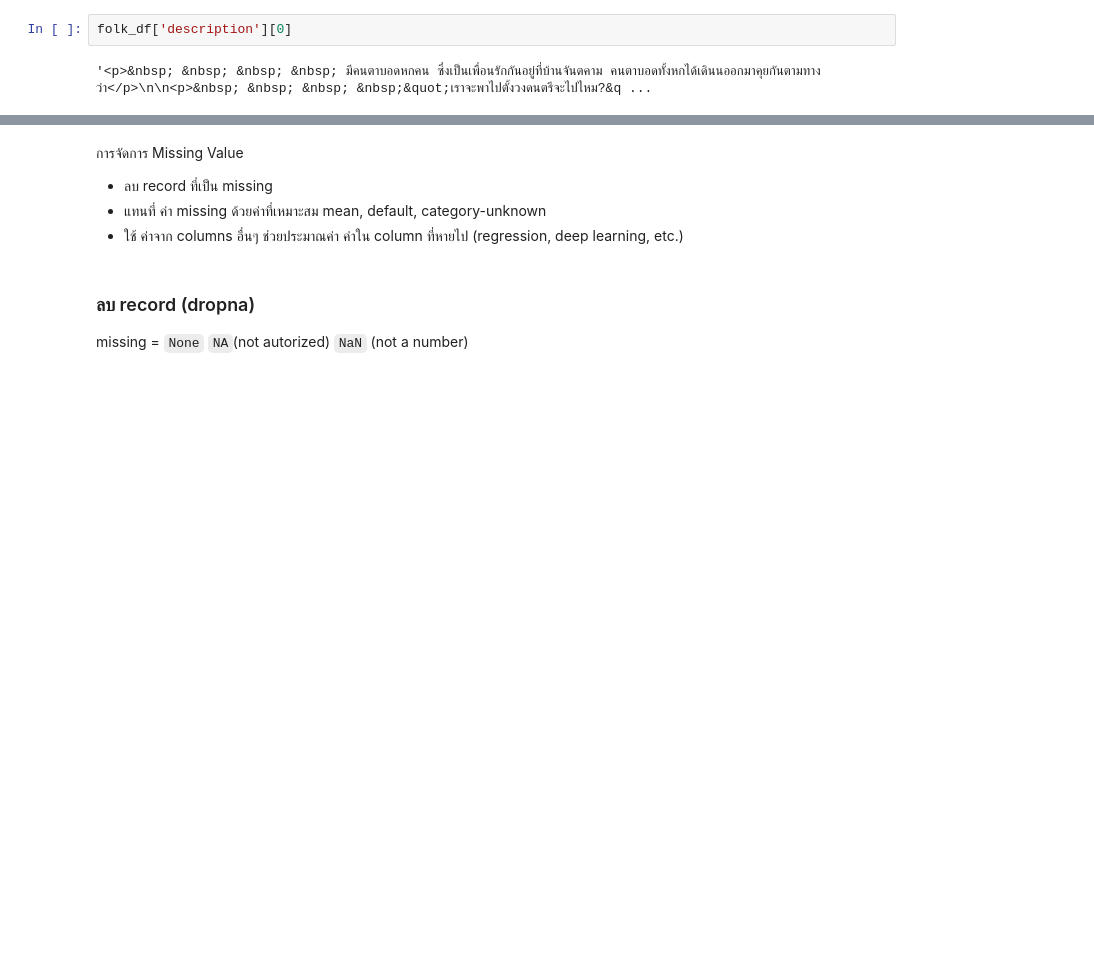
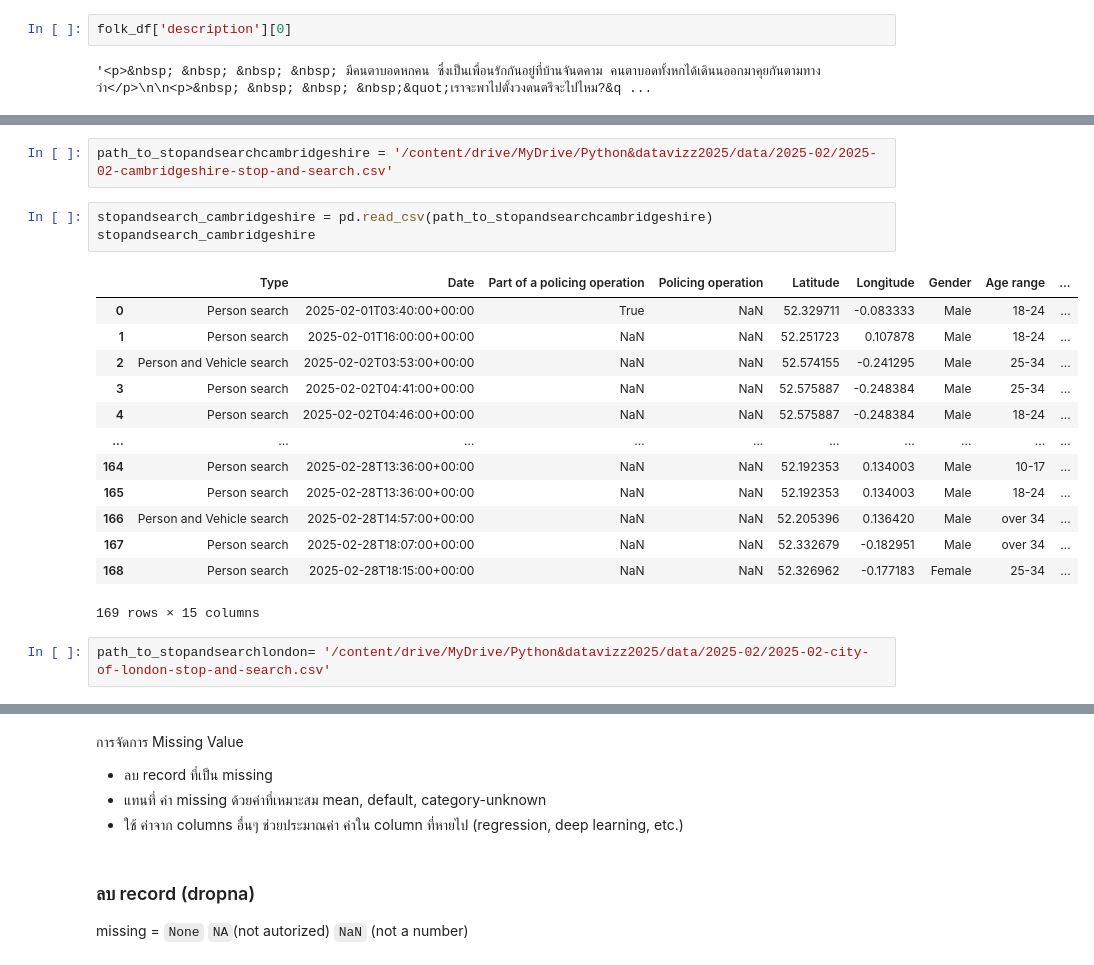
Before and after one commit to Thanyarat281-6/dataviz2025, a Jupyter notebook: 663020281_6__Pandas_101_2025.ipynb, the cells around one changed output, grey strips where cells are left out. Saved outputs shown, nothing was run; the diff lists cells and outputs as text; blank space fills up the shorter version.

```diff
--- a/663020281_6__Pandas_101_2025.ipynb
+++ b/663020281_6__Pandas_101_2025.ipynb
@@ -389,0 +328,21 @@ folk_df.shape[0]
+# %%
+path_to_stopandsearchcambridgeshire = '/content/drive/MyDrive/Python&datavizz2025/data/2025-02/2025-02-cambridgeshire-stop-and-search.csv'
+# %%
+stopandsearch_cambridgeshire = pd.read_csv(path_to_stopandsearchcambridgeshire)
+stopandsearch_cambridgeshire
+# %% [output]
+|  | Type | Date | Part of a policing operation | Policing operation | Latitude | Longitude | Gender | Age range | ... |
+| 0 | Person search | 2025-02-01T03:40:00+00:00 | True | NaN | 52.329711 | -0.083333 | Male | 18-24 | ... |
+| 1 | Person search | 2025-02-01T16:00:00+00:00 | NaN | NaN | 52.251723 | 0.107878 | Male | 18-24 | ... |
+| 2 | Person and Vehicle search | 2025-02-02T03:53:00+00:00 | NaN | NaN | 52.574155 | -0.241295 | Male | 25-34 | ... |
+| 3 | Person search | 2025-02-02T04:41:00+00:00 | NaN | NaN | 52.575887 | -0.248384 | Male | 25-34 | ... |
+| 4 | Person search | 2025-02-02T04:46:00+00:00 | NaN | NaN | 52.575887 | -0.248384 | Male | 18-24 | ... |
+| ... | ... | ... | ... | ... | ... | ... | ... | ... | ... |
+| 164 | Person search | 2025-02-28T13:36:00+00:00 | NaN | NaN | 52.192353 | 0.134003 | Male | 10-17 | ... |
+| 165 | Person search | 2025-02-28T13:36:00+00:00 | NaN | NaN | 52.192353 | 0.134003 | Male | 18-24 | ... |
+| 166 | Person and Vehicle search | 2025-02-28T14:57:00+00:00 | NaN | NaN | 52.205396 | 0.136420 | Male | over 34 | ... |
+| 167 | Person search | 2025-02-28T18:07:00+00:00 | NaN | NaN | 52.332679 | -0.182951 | Male | over 34 | ... |
+| 168 | Person search | 2025-02-28T18:15:00+00:00 | NaN | NaN | 52.326962 | -0.177183 | Female | 25-34 | ... |
+169 rows × 15 columns
+# %%
+path_to_stopandsearchlondon= '/content/drive/MyDrive/Python&datavizz2025/data/2025-02/2025-02-city-of-london-stop-and-search.csv'
```
Also changed, not shown: parts of 51 cells of this notebook.
